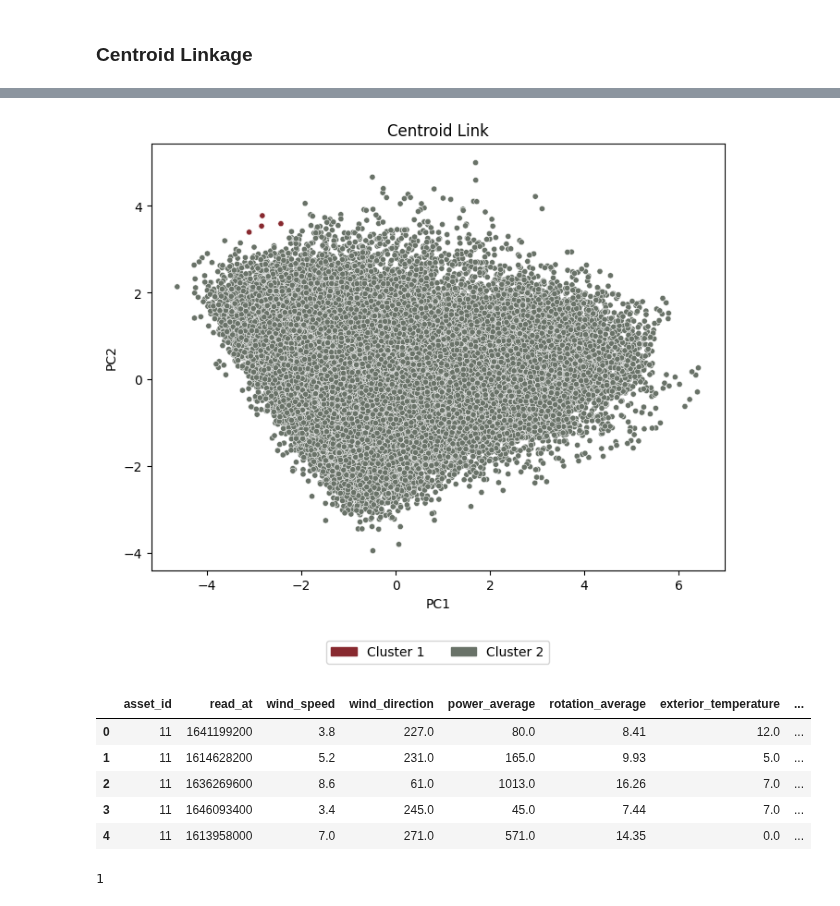
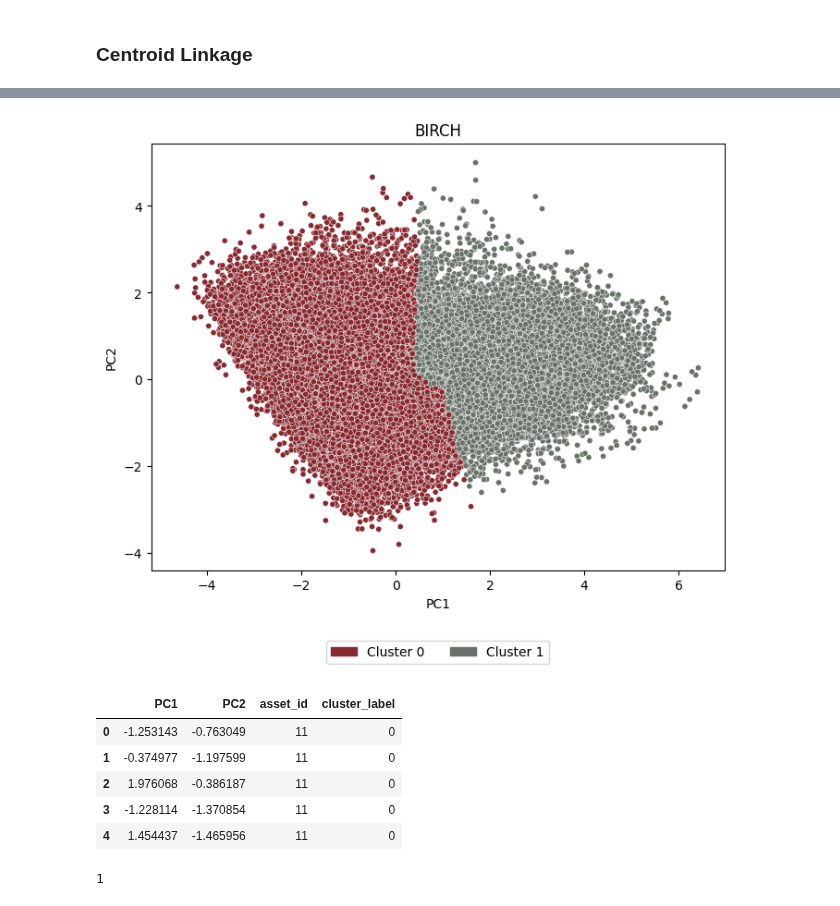
Before and after one commit to sarabreu/thesis_dev, a Jupyter notebook: models/with_clean_data/wind/hierarchical_cluster_opt.ipynb, the cells around one changed output, grey strips where cells are left out. Drawn from its saved outputs; the diff is of its cells as text; code cells hidden in the pictures.

```diff
--- a/models/with_clean_data/wind/hierarchical_cluster_opt.ipynb
+++ b/models/with_clean_data/wind/hierarchical_cluster_opt.ipynb
@@ -541,9 +789,6 @@ len(np.unique(labels_cut_centroid))
 # %%
-pca_df = pca_df.loc[:,'PC1':'PC2']
-df_subset = df_subset.loc[:,'asset_id':'farm']
+pca_df = pca_df[['PC1', 'PC2']]
-# %%
-# Assign the cluster labels to the original DataFrame
-pca_df['cluster_label'] = labels_cut_centroid
-pca_df['asset_id'] = df_subset['asset_id']
-# %%
-df_subset['cluster_label'] = labels_cut_centroid
+# %%
+pca_df['cluster_label'] = labels
+pca_df['asset_id'] = df_subset['asset_id']
+pca_df.head()
@@ -552,35 +804,35 @@ df_subset.to_csv('results/hierarchical_opt/csv_labels_cut_raw/centroid_link.csv'
 # %%
 n_clusters = len(pca_df['cluster_label'].unique())
-pallete = sns.color_palette(my_colors_2, n_clusters)
+pallete = sns.color_palette(my_colors, n_clusters)
 
 # Plot the representative points on a scatter plot using PCA results
 plt.figure(figsize=(8, 6))
 sns.scatterplot(data=pca_df, x='PC1', y='PC2', hue='cluster_label', palette=pallete, s=20)
-plt.title("Centroid Link")
+plt.title("BIRCH")
 plt.xlabel('PC1')
 plt.ylabel('PC2')
-legend_handles = [mpatches.Circle((0, 0), radius=1, color=color) for color in my_colors_2]
-plt.legend(handles=legend_handles, labels=[f'Cluster {cluster_label}' for cluster_label in np.unique(labels_cut_centroid)],
+legend_handles = [mpatches.Circle((0, 0), radius=1, color=color) for color in my_colors]
+plt.legend(handles=legend_handles, labels=[f'Cluster {cluster_label}' for cluster_label in np.unique(labels)],
            loc='upper center', bbox_to_anchor=(0.5, -0.15), ncol=5)
 plt.show()
 # %% [output]
-[figure, old version]
+[figure, new version]
 # %%
 most_frequent_clusters = pca_df.groupby('asset_id')['cluster_label'].agg(lambda x: np.bincount(x).argmax())
 
 # Merge the most frequent cluster labels back to the original DataFrame
-df_subset = df_subset.drop(columns='cluster_label')
+pca_df = pca_df.drop(columns='cluster_label')
 
-df_subset = pd.merge(df_subset, most_frequent_clusters, on='asset_id', how='left')
+pca_df = pd.merge(pca_df, most_frequent_clusters, on='asset_id', how='left')
 
-df_subset.head()
+pca_df.head()
 # %% [output]
-|  | asset_id | read_at | wind_speed | wind_direction | power_average | rotation_average | exterior_temperature | ... |
-| 0 | 11 | 1641199200 | 3.8 | 227.0 | 80.0 | 8.41 | 12.0 | ... |
-| 1 | 11 | 1614628200 | 5.2 | 231.0 | 165.0 | 9.93 | 5.0 | ... |
-| 2 | 11 | 1636269600 | 8.6 | 61.0 | 1013.0 | 16.26 | 7.0 | ... |
-| 3 | 11 | 1646093400 | 3.4 | 245.0 | 45.0 | 7.44 | 7.0 | ... |
-| 4 | 11 | 1613958000 | 7.0 | 271.0 | 571.0 | 14.35 | 0.0 | ... |
+|  | PC1 | PC2 | asset_id | cluster_label |
+| 0 | -1.253143 | -0.763049 | 11 | 0 |
+| 1 | -0.374977 | -1.197599 | 11 | 0 |
+| 2 | 1.976068 | -0.386187 | 11 | 0 |
+| 3 | -1.228114 | -1.370854 | 11 | 0 |
+| 4 | 1.454437 | -1.465956 | 11 | 0 |
 # %%
 len(most_frequent_clusters.unique())
 # %% [output]
```
Also changed, not shown: parts of 127 cells of this notebook, 6 other files.
